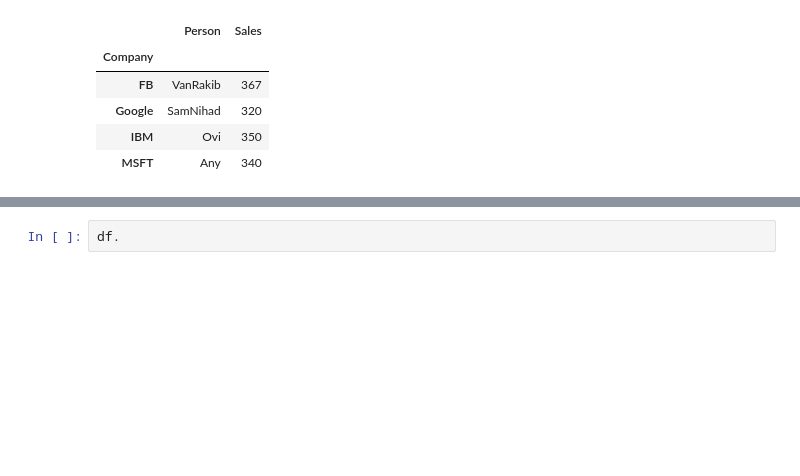
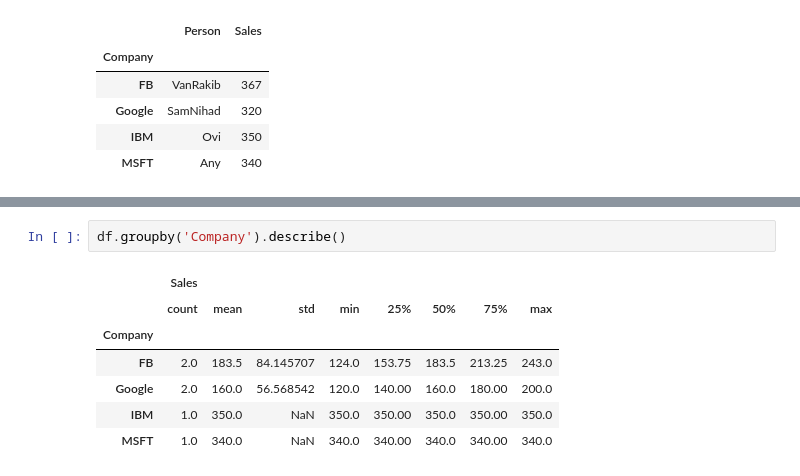
Before and after one commit to Thaniya3131/Data-Science, a Jupyter notebook: pandas.ipynb, the cells around one changed output, grey strips where cells are left out. Saved outputs shown, nothing was run; the diff lists cells and outputs as text; blank space fills up the shorter version.

```diff
--- a/pandas.ipynb
+++ b/pandas.ipynb
@@ -142,2 +153,10 @@ df
 # %%
-df.
+df.groupby('Company').describe()
+# %% [output]
+|  | Sales |  |  |  |  |  |  |  |
+|  | count | mean | std | min | 25% | 50% | 75% | max |
+| Company |  |  |  |  |  |  |  |  |
+| FB | 2.0 | 183.5 | 84.145707 | 124.0 | 153.75 | 183.5 | 213.25 | 243.0 |
+| Google | 2.0 | 160.0 | 56.568542 | 120.0 | 140.00 | 160.0 | 180.00 | 200.0 |
+| IBM | 1.0 | 350.0 | NaN | 350.0 | 350.00 | 350.0 | 350.00 | 350.0 |
+| MSFT | 1.0 | 340.0 | NaN | 340.0 | 340.00 | 340.0 | 340.00 | 340.0 |
```
Also changed, not shown: parts of 29 cells of this notebook.
